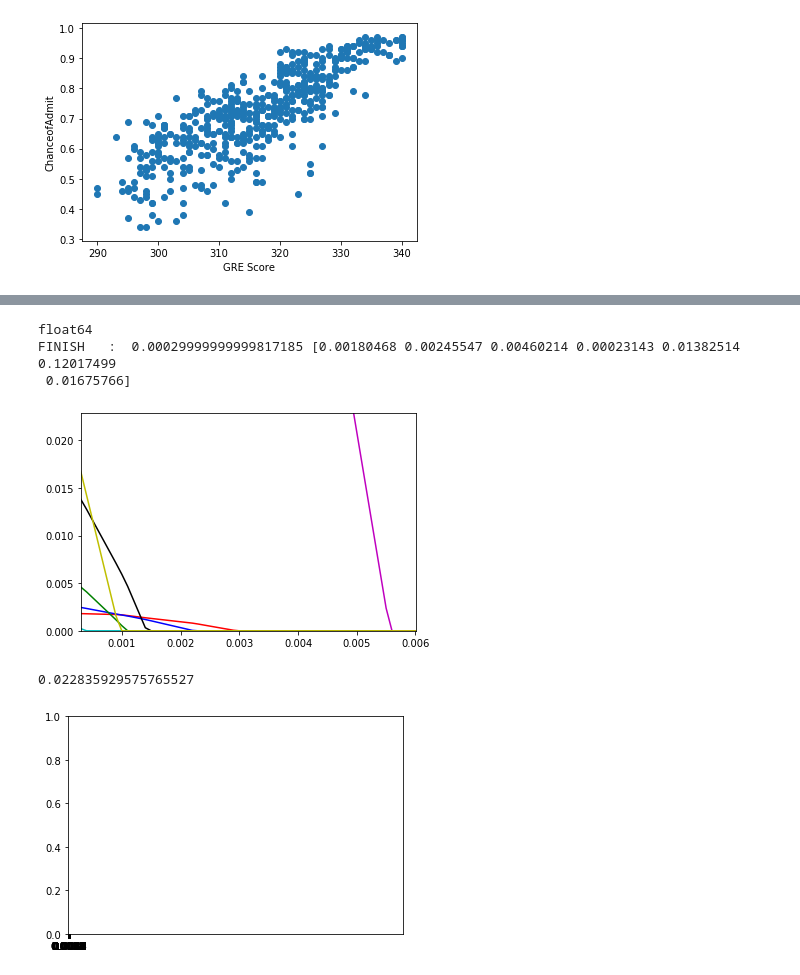
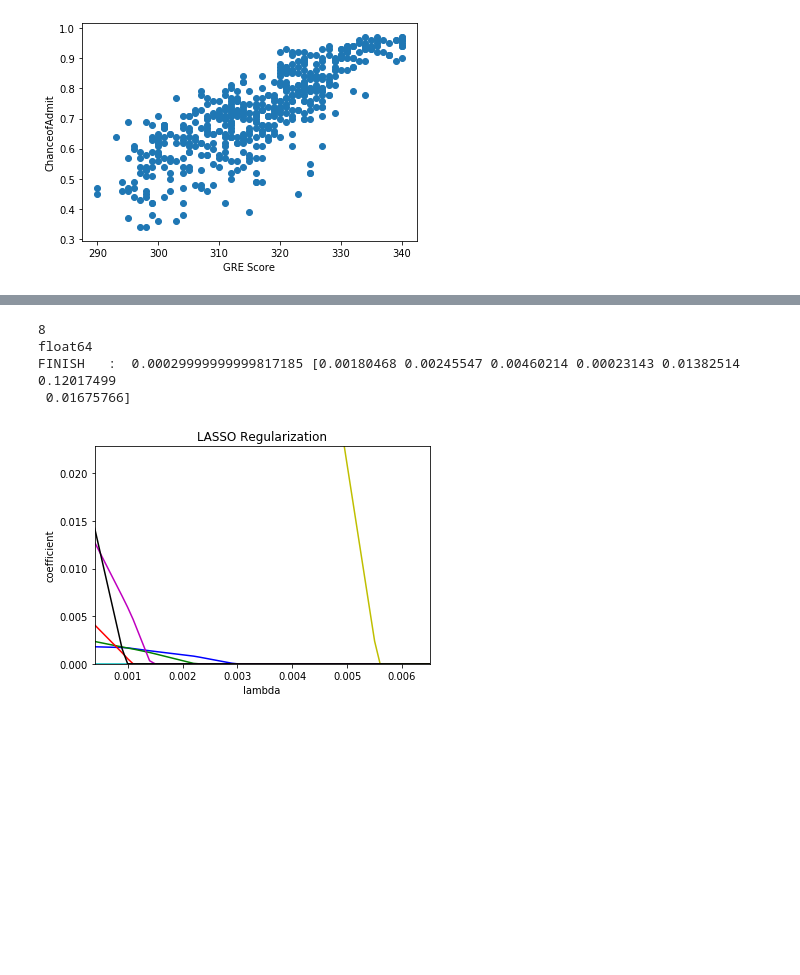
Before and after one commit to kimjungwow/MAS480-Mathematical-Foundation-for-Artifical-Intelligence, a Jupyter notebook: graduateAdmission.ipynb, the cells around one changed output, grey strips where cells are left out. Drawn from its saved outputs; the diff is of its cells as text; code cells hidden in the pictures; blank space fills up the shorter version.

Commit message:
Use for loop to draw graph

```diff
--- a/graduateAdmission.ipynb
+++ b/graduateAdmission.ipynb
@@ -58,6 +36,7 @@ arrsixth = np.array([])
 arrseventh = np.array([])
 alpha_value_loop = 0.1
 index = 0
+
 while(alpha_value_loop<=1):
 #     print(alpha_value_loop)
     # create a lasso regressor
@@ -69,7 +48,7 @@ while(alpha_value_loop<=1):
     c = np.array(lasso.coef_)
     arr = np.concatenate((arr, b), axis=0)
 
-
+    print(arrfirst.shape, np.array([lasso.coef_[0]]))
     arrfirst = np.concatenate((arrfirst, np.array([lasso.coef_[0]])),axis=0)
     arrsecond = np.concatenate((arrsecond, np.array([lasso.coef_[1]])),axis=0)
     arrthird = np.concatenate((arrthird, np.array([lasso.coef_[2]])),axis=0)
@@ -94,18 +73,69 @@ while(alpha_value_loop<=1):
 
 
 index -= 10
+plt.title('LASSO Regularization')
+plt.xlabel('lambda')
+plt.ylabel('coefficient')
 plt.plot(arr[index:], arrfirst[index:], 'r', arr[index:], arrsecond[index:], 'b', arr[index:], arrthird[index:], 'g', arr[index:], arrfourth[index:], 'c', arr[index:], arrfifth[index:], 'k', arr[index:], arrsixth[index:], 'm',arr[index:], arrseventh[index:], 'y')
 plt.margins(0.00001)
 plt.ylim(0,np.mean(lasso.coef_))
-
 plt.show()
-plt.xticks(np.arange(0,arr[index],0.0001))
-print(np.mean(lasso.coef_))
-# %% [output]
-float64
-FINISH   :  0.00029999999999817185 [0.00180468 0.00245547 0.00460214 0.00023143 0.01382514 0.12017499
- 0.01675766]
-[figure, removed]
-0.022835929575765527
-[figure, removed]
+# %%
+ss = np.ndarray(shape=(df_train_drop.shape[1],9000), dtype=float)
+print(df_train_ori.shape[1])
+arr = np.array([])
+print(arr.dtype)
+
+alpha_value_loop = 0.1
+index = 0
+realindex=0
+
+while(alpha_value_loop<=1):
+#     print(alpha_value_loop)
+    # create a lasso regressor
+    lasso = Lasso(alpha=alpha_value_loop, normalize=True)
+
+    # Fit the regressor to the data
+    lasso.fit(X,y)
+    b = np.array([alpha_value_loop])
+    c = np.array(lasso.coef_)
+    arr = np.concatenate((arr, b), axis=0)
+
+
+    for i in range(df_train_drop.shape[1]):
+        ss[i][realindex]=lasso.coef_[i]
+
+
+
+    temp=0
+    for j in lasso.coef_:
+        if j>0:
+            temp += 1
+    if temp==7:
+        print("FINISH   : ",alpha_value_loop, lasso.coef_)
+        break
+
+    alpha_value_loop -= 0.0001
+    round(alpha_value_loop,5)
+    if temp==0:
+        index += 1
+    realindex +=1
+
+
+index -= 10
+plt.title('LASSO Regularization')
+plt.xlabel('lambda')
+plt.ylabel('coefficient')
+colors = ['b', 'g', 'r', 'c', 'm', 'y', 'k']
+for x in range(df_train_drop.shape[1]):
+    plt.plot(arr[index:realindex],ss[x][index:realindex],colors[x])
+plt.margins(0.00001)
+plt.ylim(0,np.mean(lasso.coef_))
+plt.show()
+# %% [output]
+8
+float64
+FINISH   :  0.00029999999999817185 [0.00180468 0.00245547 0.00460214 0.00023143 0.01382514 0.12017499
+ 0.01675766]
+[figure, added]
 # %%
```
Also changed, not shown: parts of 4 cells of this notebook.
